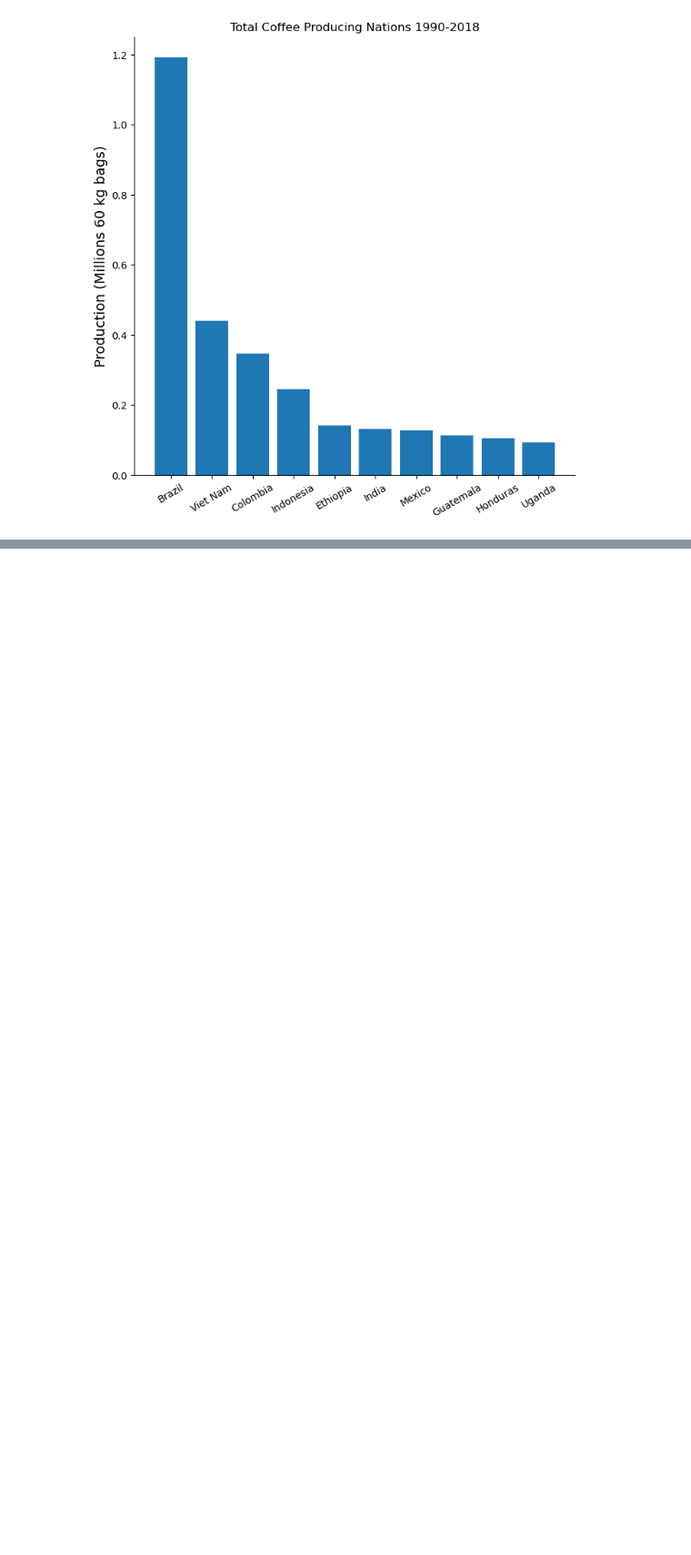
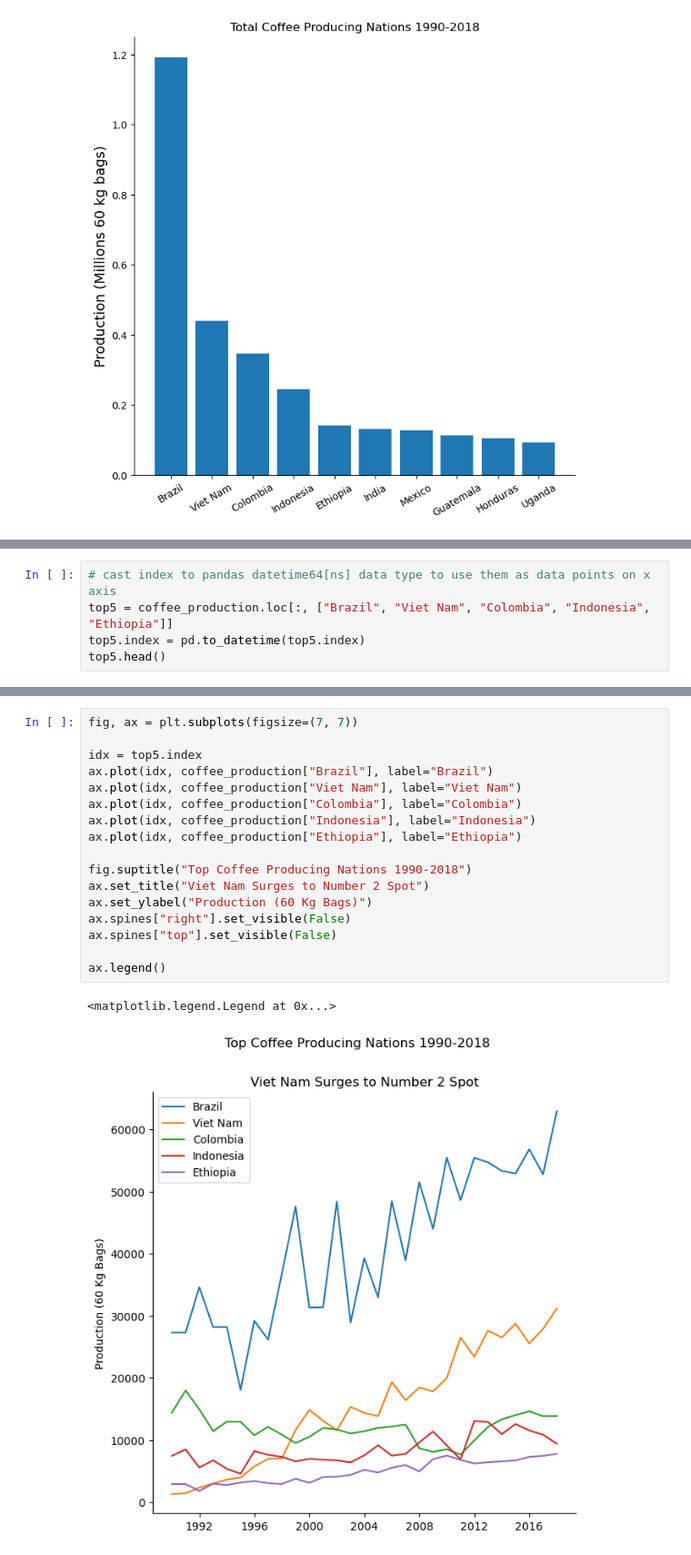
Before and after one commit to MeetPatel89/global_coffee_market, a Jupyter notebook: notebook.ipynb, the cells around one changed output, grey strips where cells are left out. Shown at 91% size. Saved outputs shown, nothing was run; the diff lists cells and outputs as text; blank space fills up the shorter version.

Commit message:
visualize top 5 coffee producers over time

```diff
--- a/notebook.ipynb
+++ b/notebook.ipynb
@@ -91,0 +94,5 @@ ax.spines["top"].set_visible(False)
+# %%
+# cast index to pandas datetime64[ns] data type to use them as data points on x axis
+top5 = coffee_production.loc[:, ["Brazil", "Viet Nam", "Colombia", "Indonesia", "Ethiopia"]]
+top5.index = pd.to_datetime(top5.index)
+top5.head()
@@ -91,0 +107,20 @@ ax.spines["top"].set_visible(False)
+# %%
+fig, ax = plt.subplots(figsize=(7, 7))
+
+idx = top5.index
+ax.plot(idx, coffee_production["Brazil"], label="Brazil")
+ax.plot(idx, coffee_production["Viet Nam"], label="Viet Nam")
+ax.plot(idx, coffee_production["Colombia"], label="Colombia")
+ax.plot(idx, coffee_production["Indonesia"], label="Indonesia")
+ax.plot(idx, coffee_production["Ethiopia"], label="Ethiopia")
+
+fig.suptitle("Top Coffee Producing Nations 1990-2018")
+ax.set_title("Viet Nam Surges to Number 2 Spot")
+ax.set_ylabel("Production (60 Kg Bags)")
+ax.spines["right"].set_visible(False)
+ax.spines["top"].set_visible(False)
+
+ax.legend()
+# %% [output]
+<matplotlib.legend.Legend at 0x...>
+[figure, added]
```
Also changed, not shown: parts of 3 cells of this notebook.
